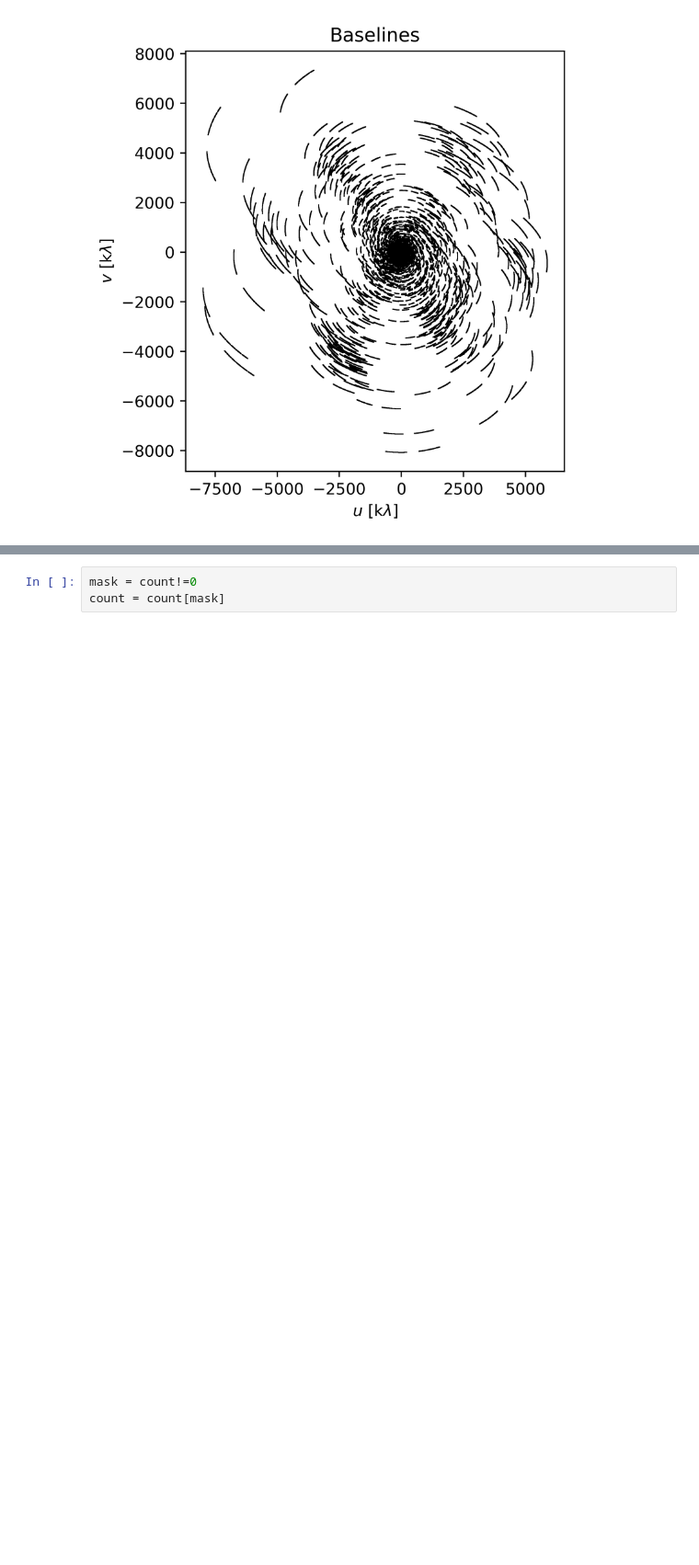
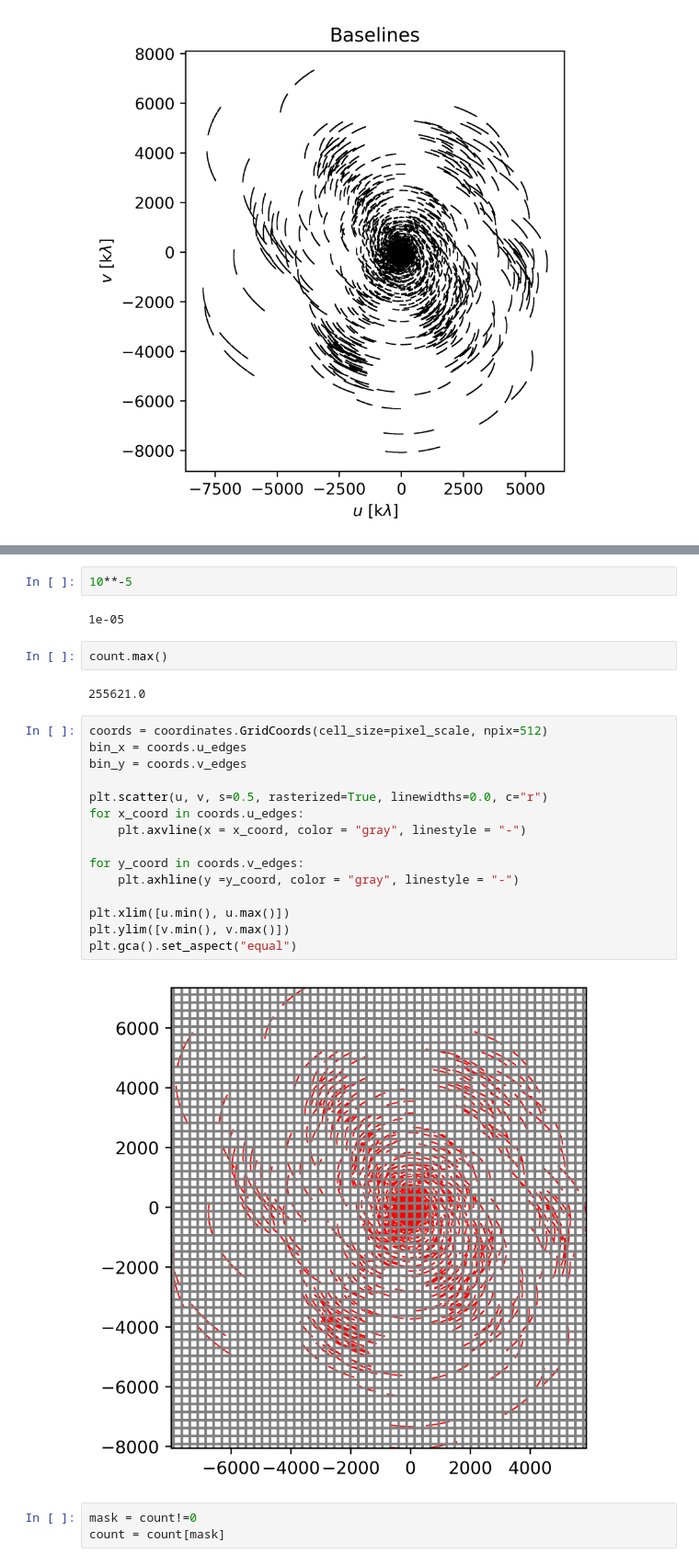
Before and after one commit to EnceladeCandy/diffusion-radio-astronomy, a Jupyter notebook: notebooks/gridding.ipynb, the cells around one changed output, grey strips where cells are left out. Shown at 92% size. Drawn from its saved outputs; the diff is of its cells as text; blank space fills up the shorter version.

```diff
--- a/notebooks/gridding.ipynb
+++ b/notebooks/gridding.ipynb
@@ -80,3 +85,28 @@ std_bin_real
+# %%
+10**-5
+# %% [output]
+1e-05
+# %%
+count.max()
+# %% [output]
+255621.0
+# %%
+coords = coordinates.GridCoords(cell_size=pixel_scale, npix=512)
+bin_x = coords.u_edges
+bin_y = coords.v_edges
+
+plt.scatter(u, v, s=0.5, rasterized=True, linewidths=0.0, c="r")
+for x_coord in coords.u_edges:
+    plt.axvline(x = x_coord, color = "gray", linestyle = "-")
+
+for y_coord in coords.v_edges:
+    plt.axhline(y =y_coord, color = "gray", linestyle = "-")
+
+plt.xlim([u.min(), u.max()])
+plt.ylim([v.min(), v.max()])
+plt.gca().set_aspect("equal")
+# %% [output]
+[figure, added]
 # %%
 mask = count!=0
 count = count[mask]
```
Also changed, not shown: parts of 5 cells of this notebook, 10 other files.
